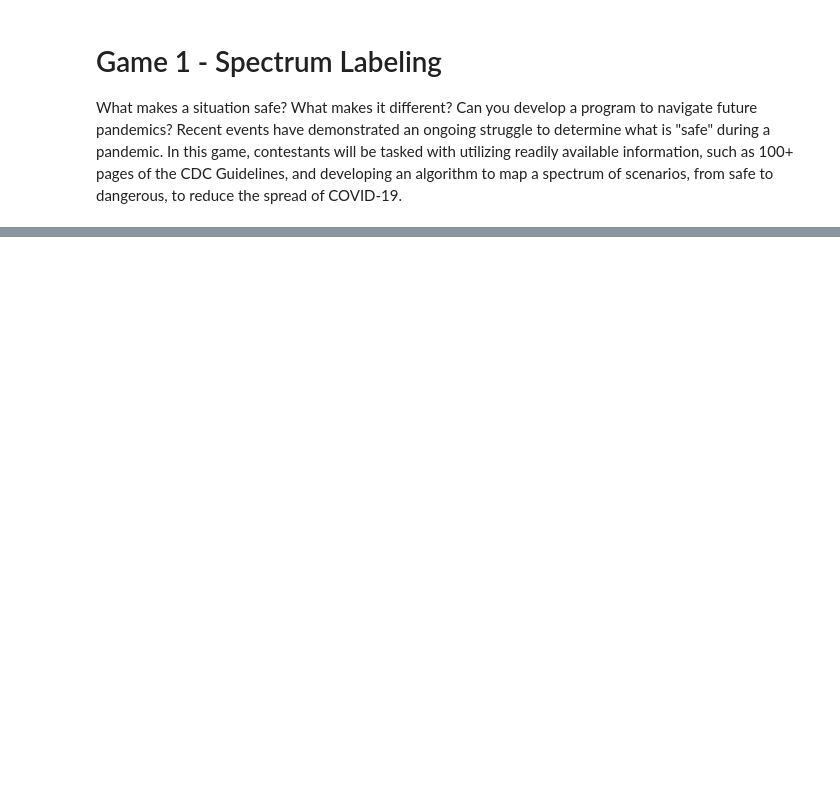
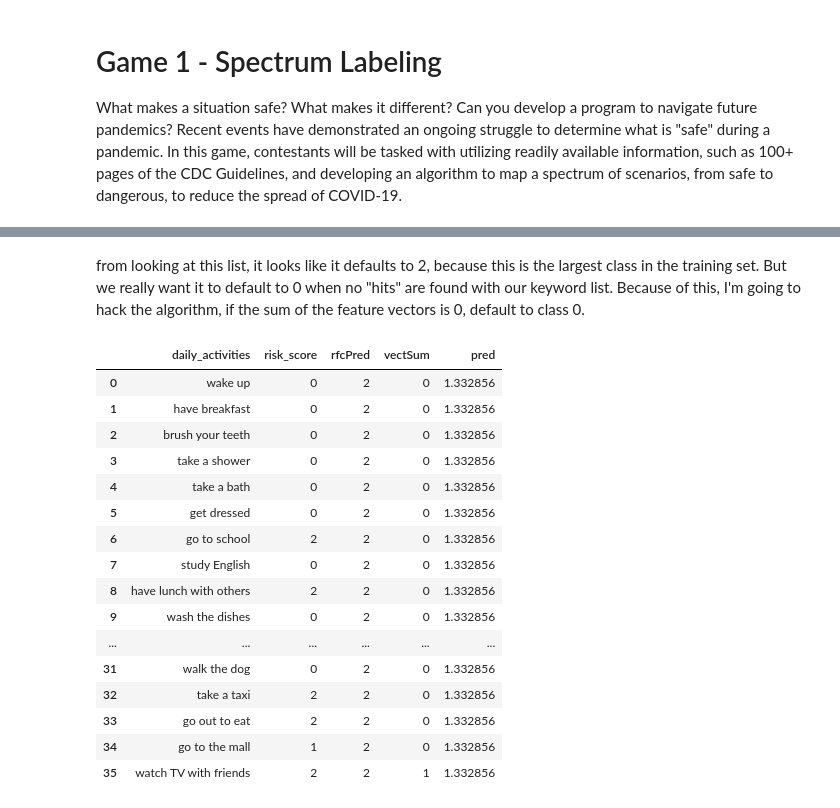
Before and after one commit to fullofentropy/HackTheMachine-1, a Jupyter notebook: game1/Game 1.ipynb, the cells around one changed output, grey strips where cells are left out. Drawn from its saved outputs; the diff is of its cells as text; code cells hidden in the pictures; blank space fills up the shorter version.

```diff
--- a/game1/Game 1.ipynb
+++ b/game1/Game 1.ipynb
@@ -34,0 +260,23 @@ sns.scatterplot(x=a, y=b)
+# %% [markdown]
+from looking at this list, it looks like it defaults to 2, because this is the largest class in the training set.  But we really want it to default to 0 when no "hits" are found with our keyword list. Because of this, I'm going to hack the algorithm, if the sum of the feature vectors is 0, default to class 0.
+# %%
+test['vectSum'] = np.sum(X_test_vect, axis=1)
+test
+# %% [output]
+|  | daily_activities | risk_score | rfcPred | vectSum | pred |
+| 0 | wake up | 0 | 2 | 0 | 1.332856 |
+| 1 | have breakfast | 0 | 2 | 0 | 1.332856 |
+| 2 | brush your teeth | 0 | 2 | 0 | 1.332856 |
+| 3 | take a shower | 0 | 2 | 0 | 1.332856 |
+| 4 | take a bath | 0 | 2 | 0 | 1.332856 |
+| 5 | get dressed | 0 | 2 | 0 | 1.332856 |
+| 6 | go to school | 2 | 2 | 0 | 1.332856 |
+| 7 | study English | 0 | 2 | 0 | 1.332856 |
+| 8 | have lunch with others | 2 | 2 | 0 | 1.332856 |
+| 9 | wash the dishes | 0 | 2 | 0 | 1.332856 |
+| ... | ... | ... | ... | ... | ... |
+| 31 | walk the dog | 0 | 2 | 0 | 1.332856 |
+| 32 | take a taxi | 2 | 2 | 0 | 1.332856 |
+| 33 | go out to eat | 2 | 2 | 0 | 1.332856 |
+| 34 | go to the mall | 1 | 2 | 0 | 1.332856 |
+| 35 | watch TV with friends | 2 | 2 | 1 | 1.332856 |
```
Also changed, not shown: parts of 37 cells of this notebook, 2 other files.
